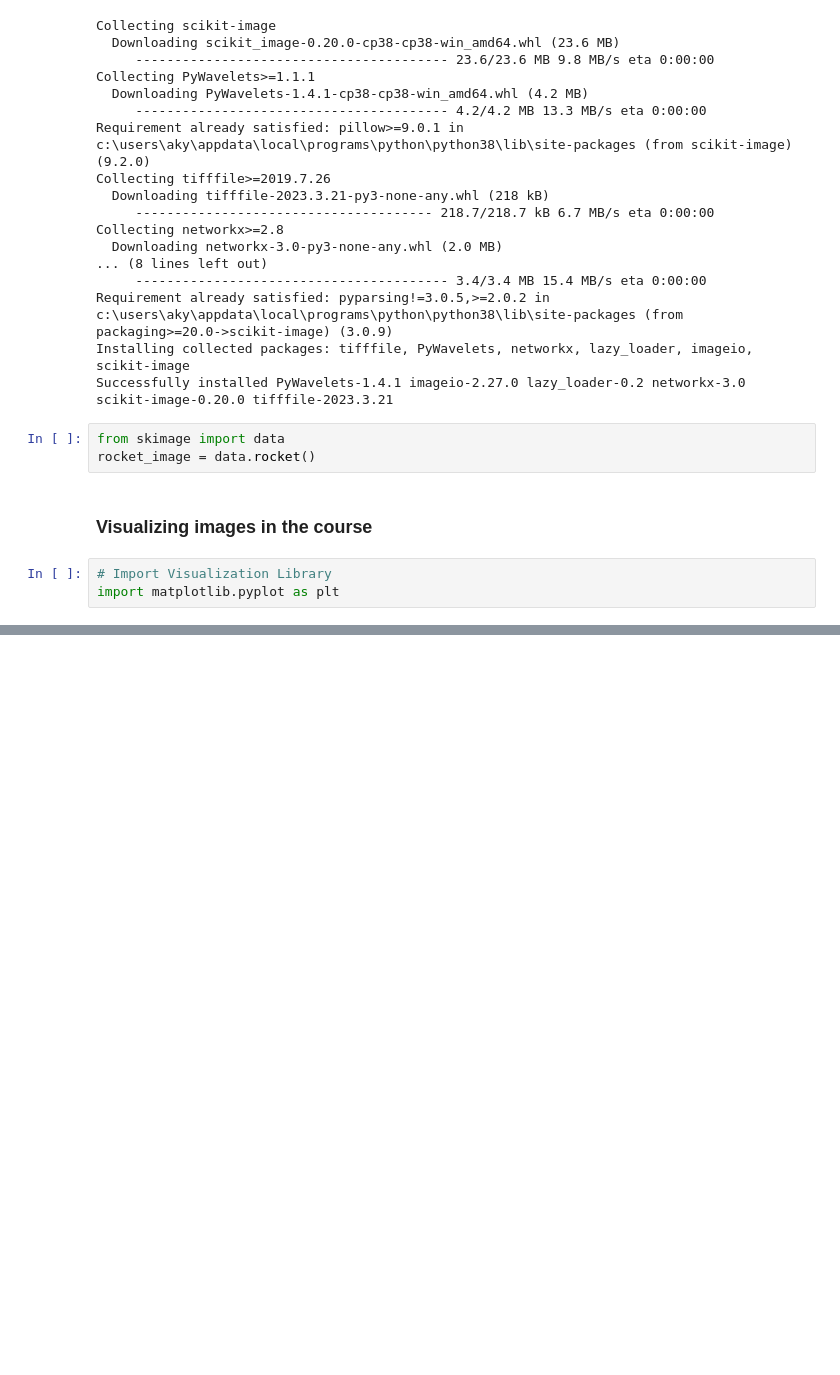
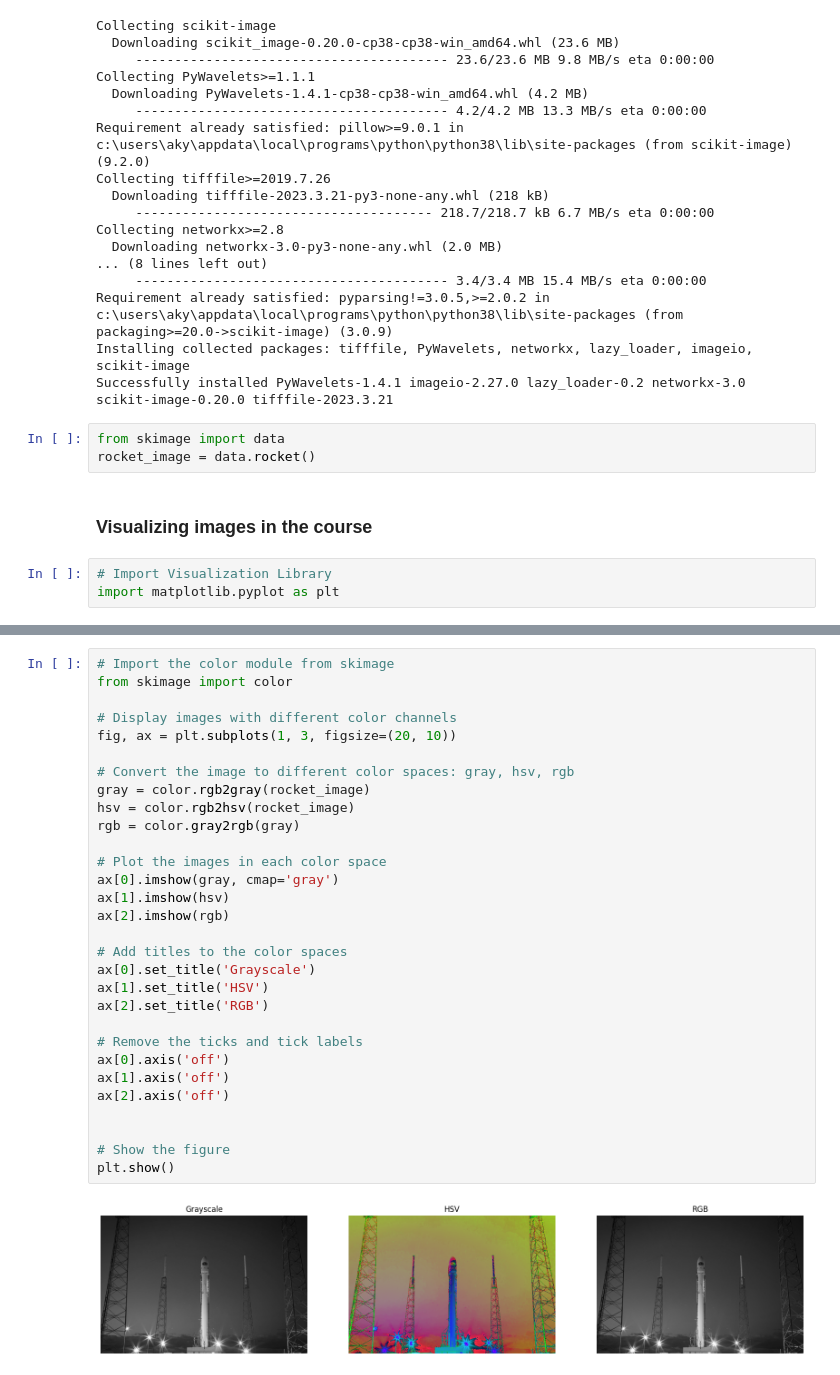
Before and after one commit to ron-ligsay/computer-vision, a Jupyter notebook: src/Image Processing/1.1 rgb vs grayscale.ipynb, the cells around one changed output, grey strips where cells are left out. Saved outputs shown, nothing was run; the diff lists cells and outputs as text; blank space fills up the shorter version.

```diff
--- a/src/Image Processing/1.1 rgb vs grayscale.ipynb
+++ b/src/Image Processing/1.1 rgb vs grayscale.ipynb
@@ -38,0 +41,32 @@ plt.show()
+# %%
+# Import the color module from skimage
+from skimage import color
+
+# Display images with different color channels
+fig, ax = plt.subplots(1, 3, figsize=(20, 10))
+
+# Convert the image to different color spaces: gray, hsv, rgb
+gray = color.rgb2gray(rocket_image)
+hsv = color.rgb2hsv(rocket_image)
+rgb = color.gray2rgb(gray)
+
+# Plot the images in each color space
+ax[0].imshow(gray, cmap='gray')
+ax[1].imshow(hsv)
+ax[2].imshow(rgb)
+
+# Add titles to the color spaces
+ax[0].set_title('Grayscale')
+ax[1].set_title('HSV')
+ax[2].set_title('RGB')
+
+# Remove the ticks and tick labels
+ax[0].axis('off')
+ax[1].axis('off')
+ax[2].axis('off')
+
+
+# Show the figure
+plt.show()
+# %% [output]
+[figure, added]
```
Also changed, not shown: parts of 2 cells of this notebook.
